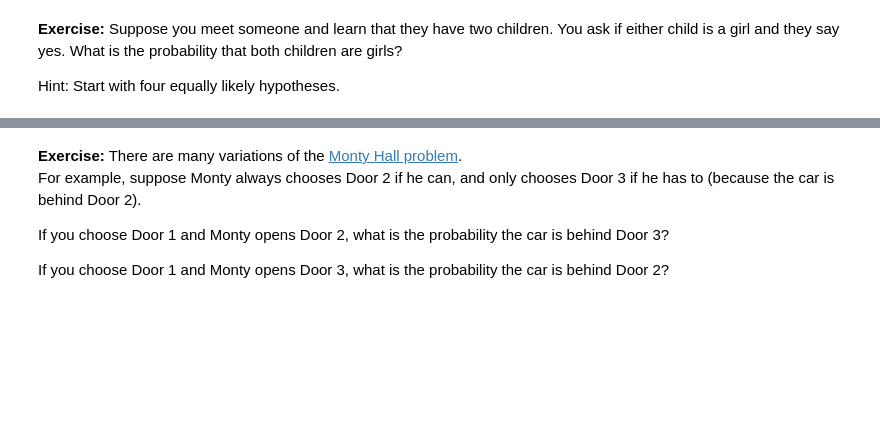
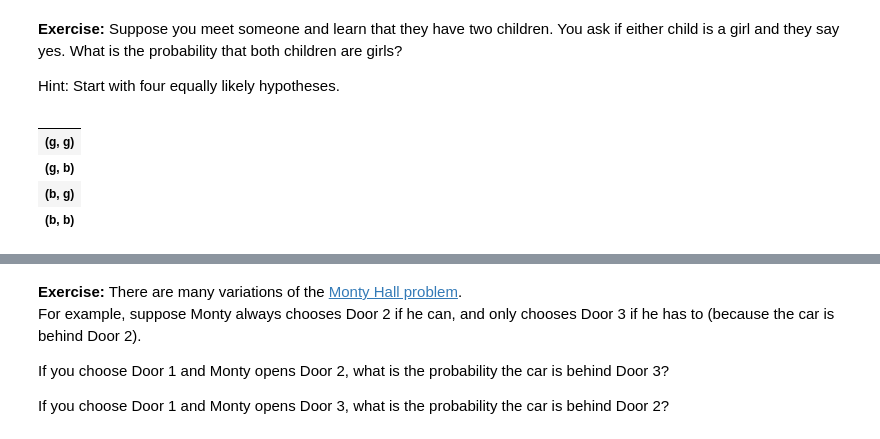
Before and after one commit to mrwizard82d1/think_bayes_2e, a Jupyter notebook: chap02.ipynb, the cells around one changed output, grey strips where cells are left out. Cells and saved outputs as stored; diff of their text form; code cells hidden in the pictures; blank space fills up the shorter version.

```diff
--- a/chap02.ipynb
+++ b/chap02.ipynb
@@ -414,0 +413,11 @@ Hint: Start with four equally likely hypotheses.
+# %%
+hypotheses = [('g', 'g'), ('g', 'b'), ('b', 'g'), ('b', 'b')]
+data = 'g'
+child_table = pd.DataFrame(index=hypotheses)
+child_table
+# %% [output]
+|  |
+| (g, g) |
+| (g, b) |
+| (b, g) |
+| (b, b) |
```
Also changed, not shown: parts of 5 cells of this notebook.
